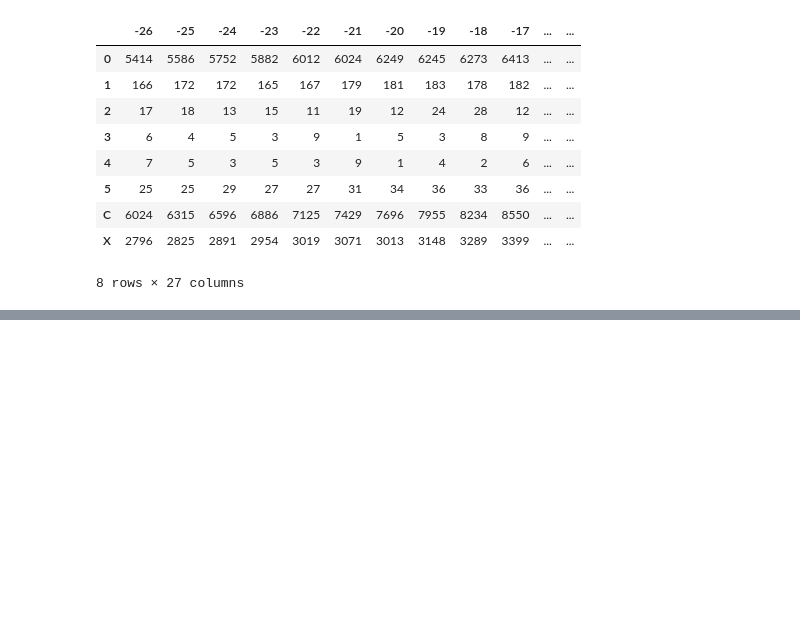
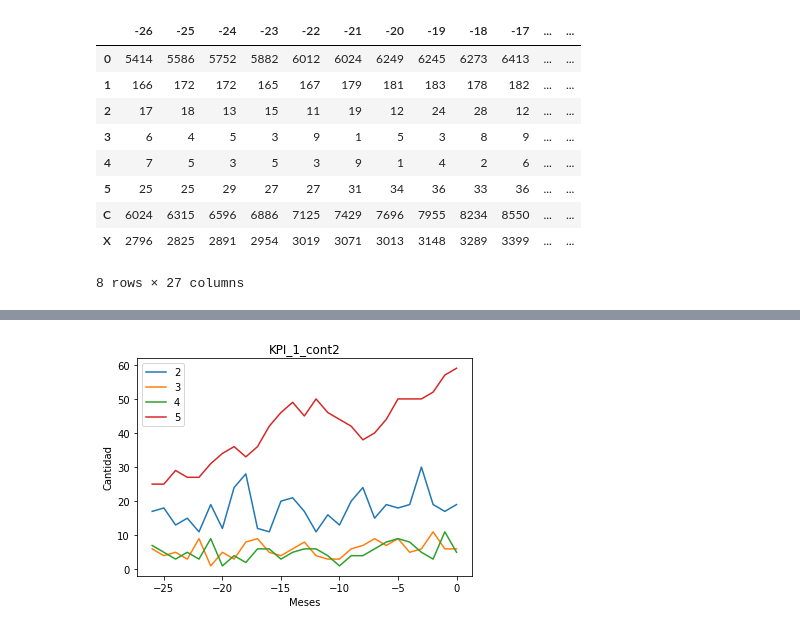
Before and after one commit to lymc33/Data_analysis_exercises, a Jupyter notebook: KPI_exercise/data_analysis.ipynb, the cells around one changed output, grey strips where cells are left out. Cells and saved outputs as stored; diff of their text form; code cells hidden in the pictures; blank space fills up the shorter version.

```diff
--- a/KPI_exercise/data_analysis.ipynb
+++ b/KPI_exercise/data_analysis.ipynb
@@ -57 +70,13 @@ list(KPI_1.index)
+# %%
+KPI_1_T['2'].plot( label = '2' )
+KPI_1_T['3'].plot( label = '3')
+KPI_1_T['4'].plot( label = '4' )
+KPI_1_T['5'].plot( label = '5')
+plt.title("KPI_1_cont2")
+plt.xlabel("Meses")
+plt.ylabel("Cantidad")
+plt.legend()
+plt.show()  # Opcional
+# %% [output]
+[figure, added]
 # %%
```
Also changed, not shown: parts of 6 cells of this notebook.
